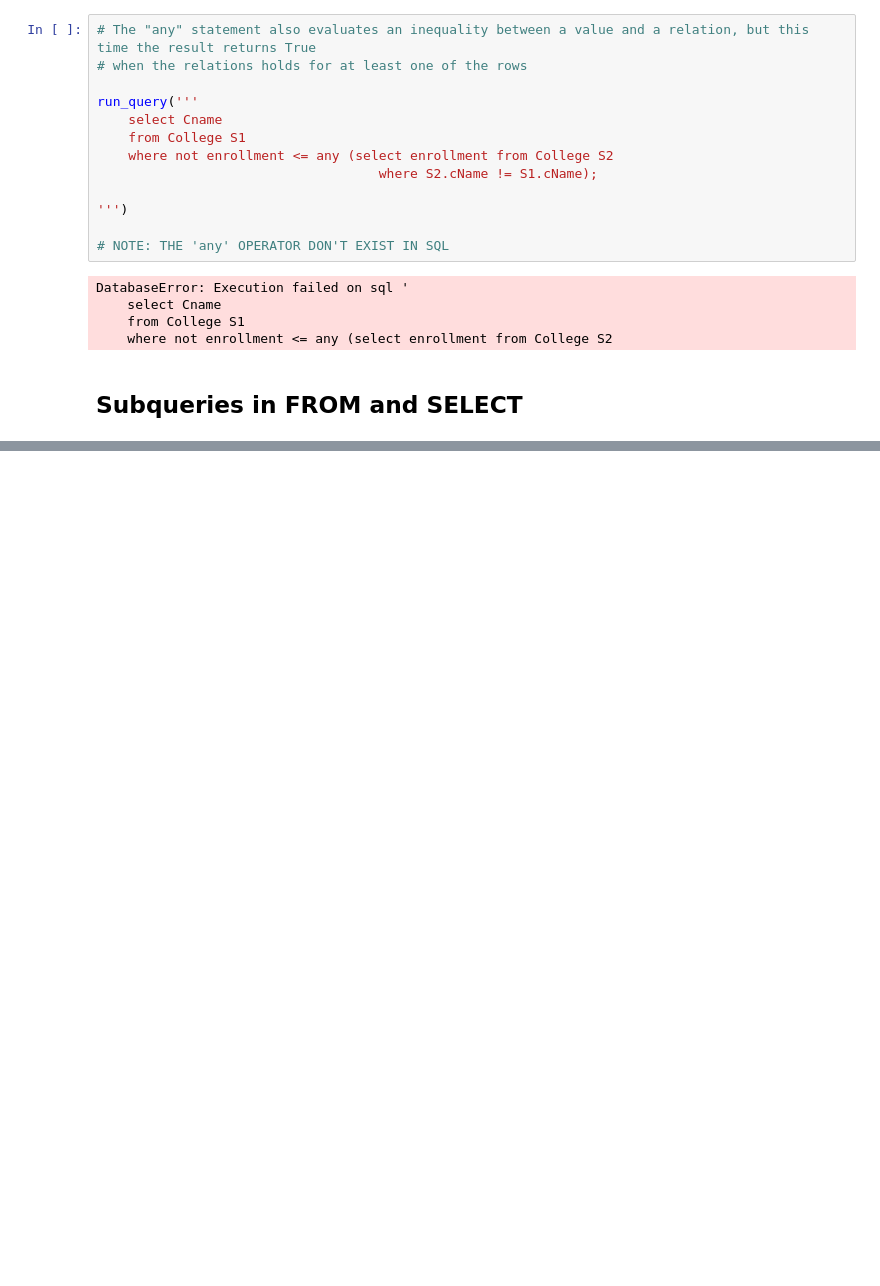
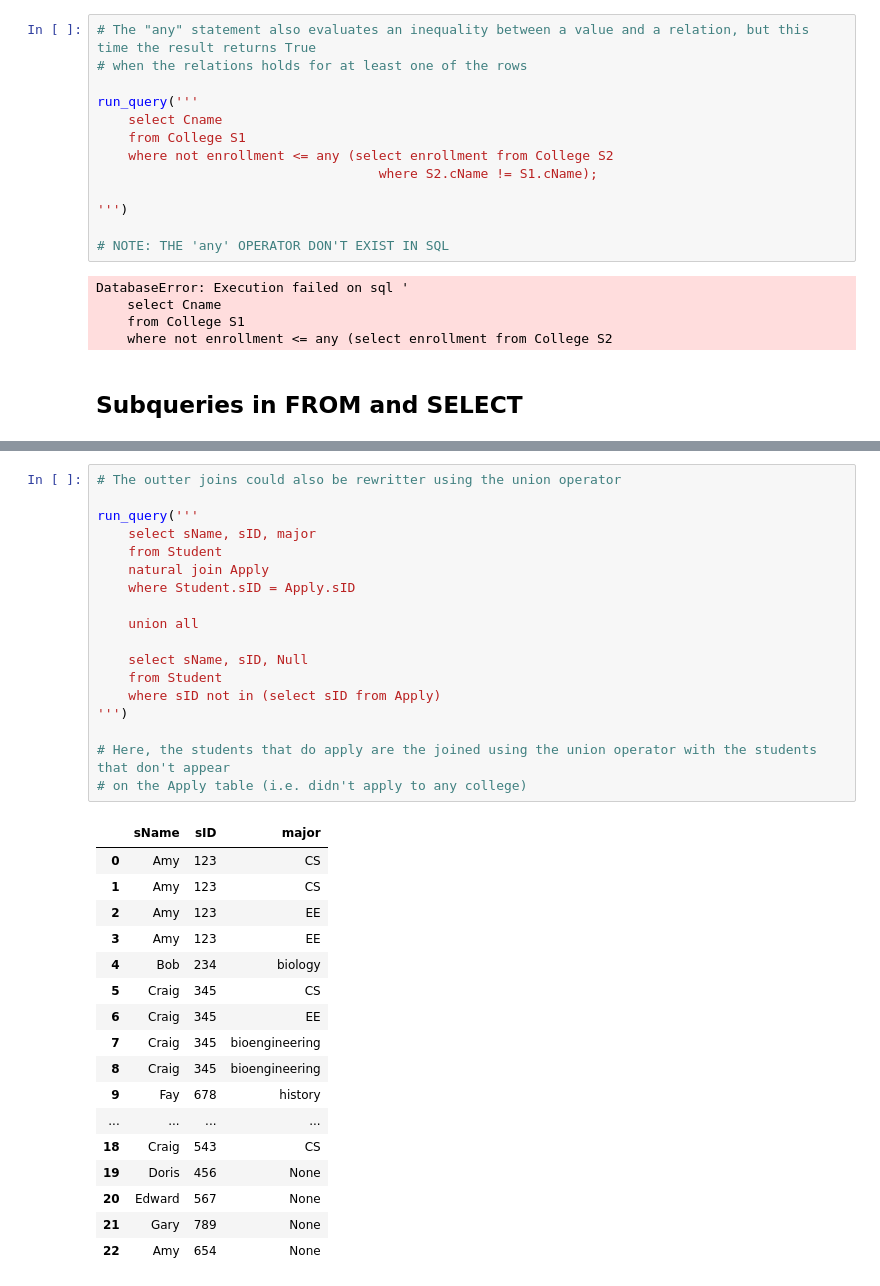
Before and after one commit to OniSlayer/standford_sql_notes, a Jupyter notebook: stanford_sql_notes.ipynb, the cells around one changed output, grey strips where cells are left out. Saved outputs shown, nothing was run; the diff lists cells and outputs as text; blank space fills up the shorter version.

```diff
--- a/stanford_sql_notes.ipynb
+++ b/stanford_sql_notes.ipynb
@@ -503,0 +674,36 @@ DatabaseError: Execution failed on sql '
+# %%
+# The outter joins could also be rewritter using the union operator
+
+run_query('''
+    select sName, sID, major
+    from Student
+    natural join Apply
+    where Student.sID = Apply.sID
+
+    union all
+
+    select sName, sID, Null
+    from Student
+    where sID not in (select sID from Apply)
+''')
+
+# Here, the students that do apply are the joined using the union operator with the students that don't appear
+# on the Apply table (i.e. didn't apply to any college)
+# %% [output]
+|  | sName | sID | major |
+| 0 | Amy | 123 | CS |
+| 1 | Amy | 123 | CS |
+| 2 | Amy | 123 | EE |
+| 3 | Amy | 123 | EE |
+| 4 | Bob | 234 | biology |
+| 5 | Craig | 345 | CS |
+| 6 | Craig | 345 | EE |
+| 7 | Craig | 345 | bioengineering |
+| 8 | Craig | 345 | bioengineering |
+| 9 | Fay | 678 | history |
+| ... | ... | ... | ... |
+| 18 | Craig | 543 | CS |
+| 19 | Doris | 456 | None |
+| 20 | Edward | 567 | None |
+| 21 | Gary | 789 | None |
+| 22 | Amy | 654 | None |
```
Also changed, not shown: parts of 12 cells of this notebook, 1 other file.
